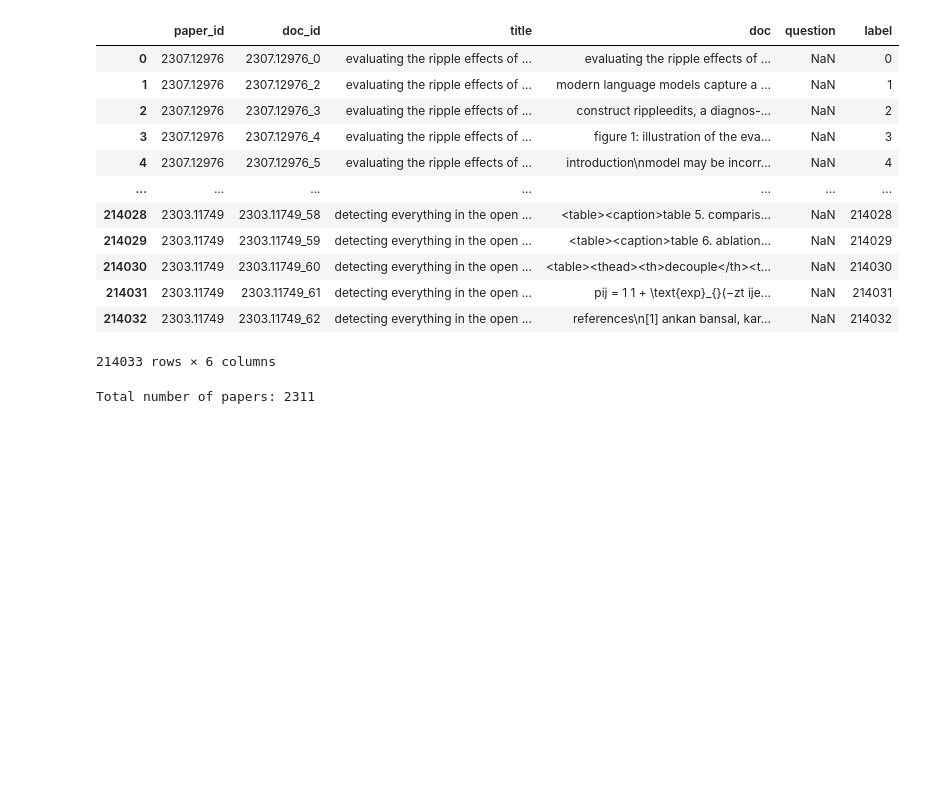
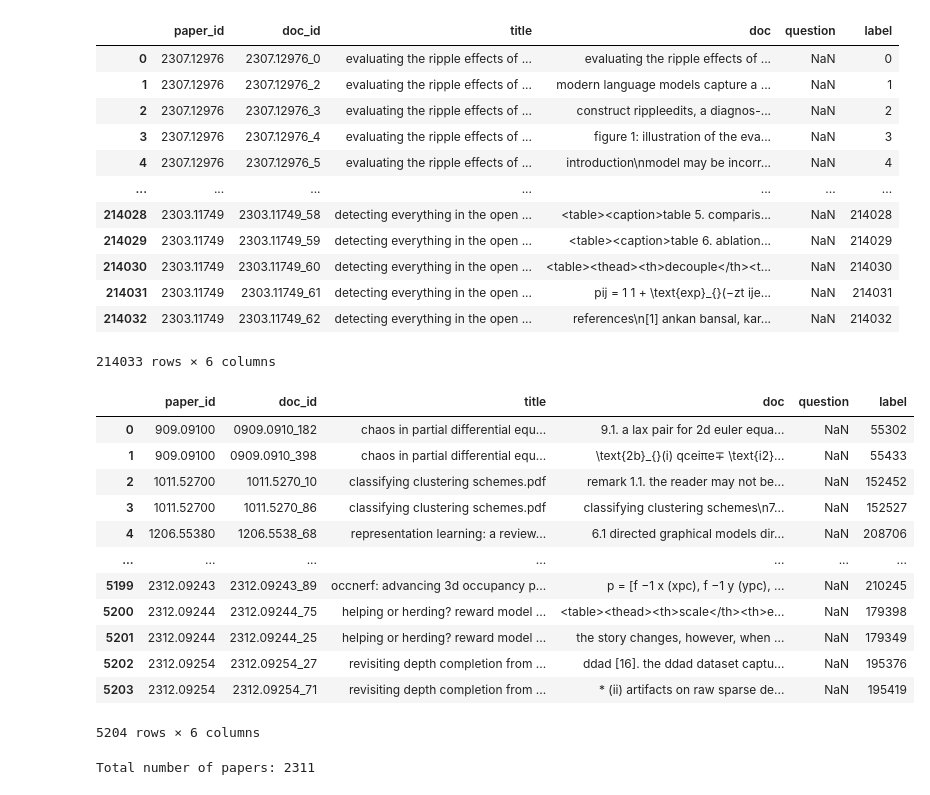
Before and after one commit to qcqced123/arxiv_qa, a Jupyter notebook: test.ipynb, the cells around one changed output. Drawn from its saved outputs; the diff is of its cells as text; code cells hidden in the pictures; blank space fills up the shorter version.

```diff
--- a/test.ipynb
+++ b/test.ipynb
@@ -41,3 +41,22 @@ df
 | 214031 | 2303.11749 | 2303.11749_61 | detecting everything in the open ... | pij = 1 1 + \text{exp}_{}(−zt ije... | NaN | 214031 |
 | 214032 | 2303.11749 | 2303.11749_62 | detecting everything in the open ... | references\n[1] ankan bansal, kar... | NaN | 214032 |
 214033 rows × 6 columns
+# %%
+""" do sampling, get 2 unique doc_id from each paper_id """
+
+df_sample = df.groupby('paper_id').apply(lambda x: x.sample(2)).reset_index(drop=True)
+df_sample
+# %% [output]
+|  | paper_id | doc_id | title | doc | question | label |
+| 0 | 909.09100 | 0909.0910_182 | chaos in partial differential equ... | 9.1. a lax pair for 2d euler equa... | NaN | 55302 |
+| 1 | 909.09100 | 0909.0910_398 | chaos in partial differential equ... | \text{2b}_{}(i) qceiπe∓ \text{i2}... | NaN | 55433 |
+| 2 | 1011.52700 | 1011.5270_10 | classifying clustering schemes.pdf | remark 1.1. the reader may not be... | NaN | 152452 |
+| 3 | 1011.52700 | 1011.5270_86 | classifying clustering schemes.pdf | classifying clustering schemes\n7... | NaN | 152527 |
+| 4 | 1206.55380 | 1206.5538_68 | representation learning: a review... | 6.1 directed graphical models dir... | NaN | 208706 |
+| ... | ... | ... | ... | ... | ... | ... |
+| 5199 | 2312.09243 | 2312.09243_89 | occnerf: advancing 3d occupancy p... | p = [f −1 x (xpc), f −1 y (ypc), ... | NaN | 210245 |
+| 5200 | 2312.09244 | 2312.09244_75 | helping or herding? reward model ... | <table><thead><th>scale</th><th>e... | NaN | 179398 |
+| 5201 | 2312.09244 | 2312.09244_25 | helping or herding? reward model ... | the story changes, however, when ... | NaN | 179349 |
+| 5202 | 2312.09254 | 2312.09254_27 | revisiting depth completion from ... | ddad [16]. the ddad dataset captu... | NaN | 195376 |
+| 5203 | 2312.09254 | 2312.09254_71 | revisiting depth completion from ... | * (ii) artifacts on raw sparse de... | NaN | 195419 |
+5204 rows × 6 columns
```
Also changed, not shown: parts of 2 cells of this notebook, 5 other files.
